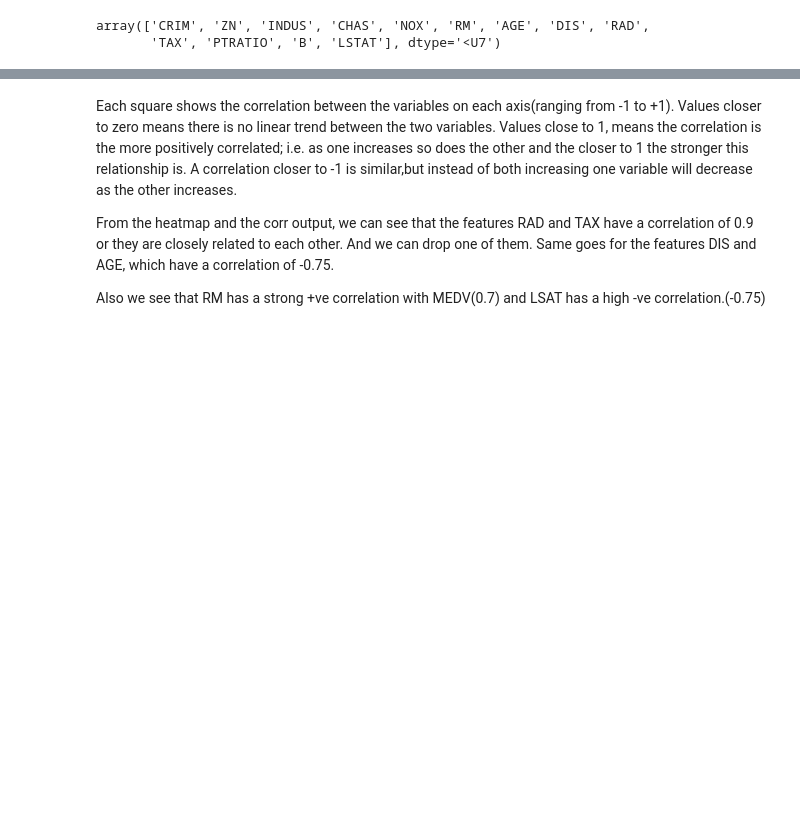
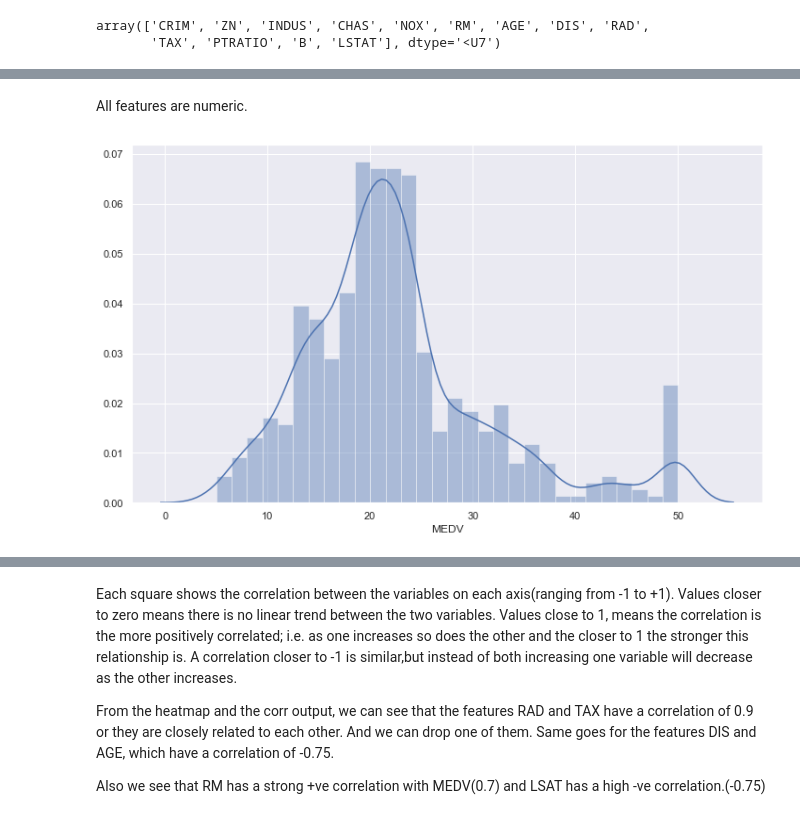
Before and after one commit to susmitamohanty/Data-Science-Projects, a Jupyter notebook: Supervised Machine Learning/Boston Housing Price Prediction/Housing Price Prediction.ipynb, the cells around one changed output, grey strips where cells are left out. Cells and saved outputs as stored; diff of their text form; code cells hidden in the pictures; blank space fills up the shorter version.

```diff
--- a/Supervised Machine Learning/Boston Housing Price Prediction/Housing Price Prediction.ipynb
+++ b/Supervised Machine Learning/Boston Housing Price Prediction/Housing Price Prediction.ipynb
@@ -158,5 +48,0 @@ housing[housing.isnull().any(axis = 1)]
-# %%
-#plot the distribution of the target variable MEDV
-sns.set(rc = {'figure.figsize':(11.7,8.27)})
-sns.distplot(housing['MEDV'], bins = 20)
-plt.show()
@@ -198,0 +77,6 @@ sns.heatmap(corr,
+# %%
+#convert the features or predictors to dataframe
+unscaled_X = pd.DataFrame(boston.data, columns = boston.feature_names)
+
+#print the top 5 rows of the dataset
+unscaled_X.head()
@@ -198,0 +90,4 @@ sns.heatmap(corr,
+# %%
+#convert the response to dataframe
+y = pd.DataFrame(boston.target)
+y.head()
@@ -198,0 +211,11 @@ sns.heatmap(corr,
+# %% [markdown]
+All features are numeric.
+# %%
+#plot distribution graph for target value 'MEDV'
+df = unscaled_X
+df['MEDV'] = y
+sns.set(rc={'figure.figsize':(12,7)})
+sns.distplot(df['MEDV'], bins=30)
+plt.show()
+# %% [output]
+[figure, added]
```
Also changed, not shown: parts of 67 cells of this notebook.
